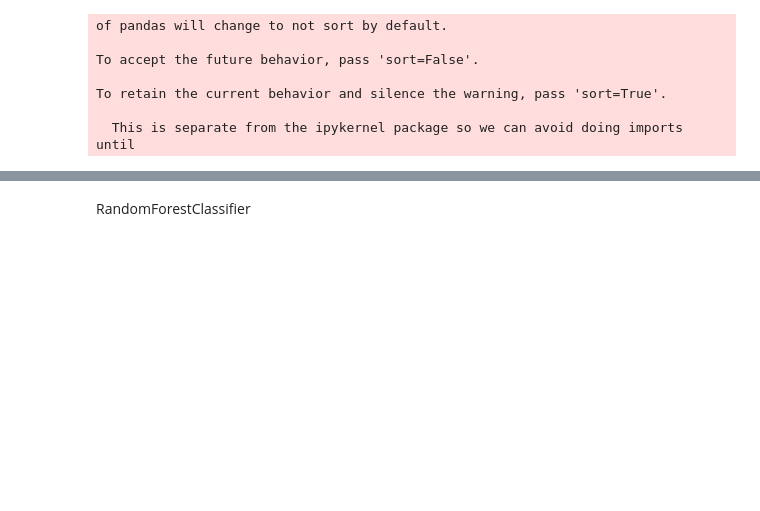
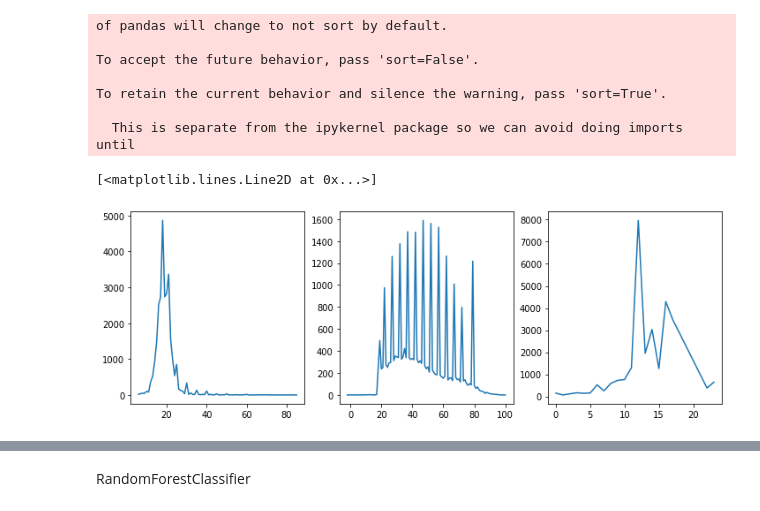
Before and after one commit to stewart-milberger/Alcohol-Consumption-Predictions, a Jupyter notebook: Predicting-Alcohol-Consumption.ipynb, the cells around one changed output, grey strips where cells are left out. Drawn from its saved outputs; the diff is of its cells as text; code cells hidden in the pictures; blank space fills up the shorter version.

```diff
--- a/Predicting-Alcohol-Consumption.ipynb
+++ b/Predicting-Alcohol-Consumption.ipynb
@@ -19,7 +21,7 @@ datasets = []
 
 def import_data():
 
-        with savReaderWriter.SavReader('N8Final/n8.sav') as reader:
+        with savReaderWriter.SavReader('data/N8Final/n8.sav') as reader:
             N8 = pd.DataFrame(reader.all(), columns = [str(s) for s in reader.header])
 
         N8.columns=N8.columns.str.replace("'", '')
@@ -27,7 +29,7 @@ def import_data():
         datasets.append([N8, 'N8'])
 
 
-        with savReaderWriter.SavReader('N9/N9.SAV') as reader:
+        with savReaderWriter.SavReader('data/N9/N9.SAV') as reader:
             N9 = pd.DataFrame(reader.all(), columns = [str(s) for s in reader.header])
 
 
@@ -36,7 +38,7 @@ def import_data():
         datasets.append([N9, 'N9'])
 
 
-        with savReaderWriter.SavReader('N10/n10.sav') as reader:
+        with savReaderWriter.SavReader('data/N10/n10.sav') as reader:
             N10 = pd.DataFrame(reader.all(), columns = [str(s) for s in reader.header])
 
         N10.columns=N10.columns.str.replace("'", '')
@@ -44,7 +46,7 @@ def import_data():
         datasets.append([N10, 'N10'])
 
 
-        with savReaderWriter.SavReader('N11/n11.sav') as reader:
+        with savReaderWriter.SavReader('data/N11/n11.sav') as reader:
             N11 = pd.DataFrame(reader.all(), columns = [str(s) for s in reader.header])
 
         N11.columns=N11.columns.str.replace("'", '')
@@ -52,7 +54,7 @@ def import_data():
         datasets.append([N11, 'N11'])
 
 
-        with savReaderWriter.SavReader('N12/n12.sav') as reader:
+        with savReaderWriter.SavReader('data/N12/n12.sav') as reader:
             N12 = pd.DataFrame(reader.all(), columns = [str(s) for s in reader.header])
 
         N12.columns=N12.columns.str.replace("'", '')
@@ -170,15 +201,12 @@ To retain the current behavior and silence the warning, pass 'sort=True'.
 
   This is separate from the ipykernel package so we can avoid doing imports until
 # %%
-############## NEEDS WORK ###############
-
-
 # Create features to flag imputed data before imputing
 
 final_df['is_null_Age_Started'] = final_df.Age_Started.isnull().astype(int)
-#final_df['is_null_'] = final_df.Age_Started.isnull().astype(int)
-
-#final_df['is_numm_Importance_Alcoholic'] = final_df.Importance_Alcoholic
+final_df['is_null_Importance_Friends_Family'] = np.logical_not(final_df['Importance_Friends_Family'].between(1,4)).astype(int)
+final_df['is_null_Importance_Alcoholic'] = np.logical_not(final_df['Importance_Alcoholic'].between(1,4)).astype(int)
+final_df['is_null_Importance_Religion'] = np.logical_not(final_df['Importance_Religion'].between(1,4)).astype(int)
 # %%
 def impute_data(final_df):
 
@@ -210 +282,9 @@ complete_df = impute_data(final_df)
 complete_df = complete_df.drop(columns=['Dataset', 'Current_Drinker'])
+# %%
+fig, (ax1, ax2, ax3) = plt.subplots(1, 3, figsize=(12, 4))
+ax1.plot(complete_df.groupby('Age_Started')['Age_Started'].count())
+ax2.plot(complete_df.groupby('Age')['Age'].count())
+ax3.plot(complete_df.groupby('Education')['Education'].count())
+# %% [output]
+[<matplotlib.lines.Line2D at 0x...>]
+[figure, added]
```
Also changed, not shown: parts of 22 cells of this notebook.
